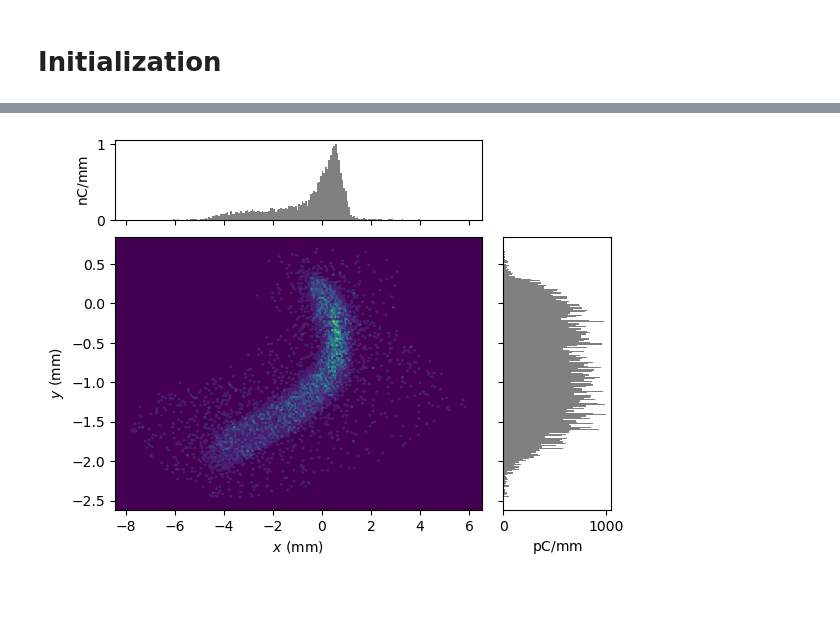
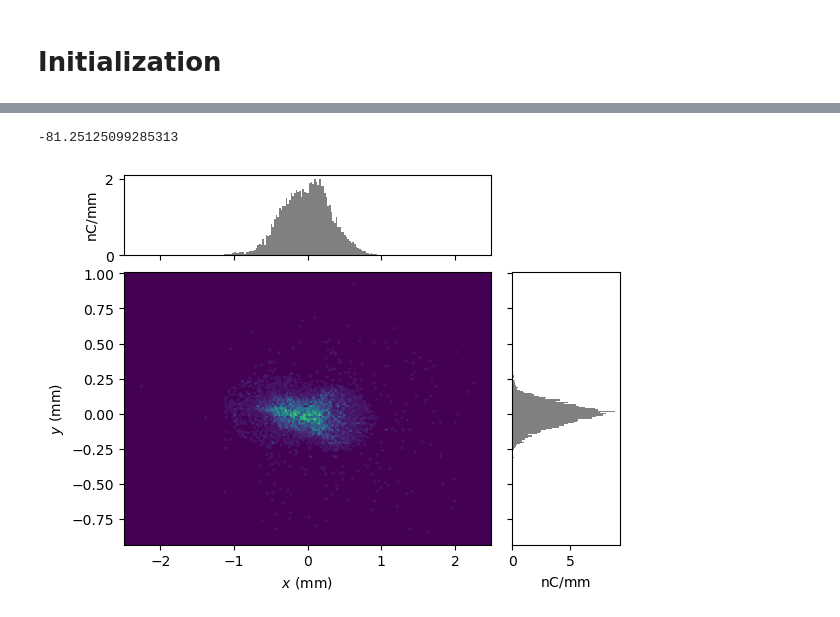
Before and after one commit to slaclab/FACET2-Bmad-PyTao, a Jupyter notebook: Example - Basic introduction.ipynb, the cells around one changed output, grey strips where cells are left out. Cells and saved outputs as stored; diff of their text form; code cells hidden in the pictures.

```diff
--- a/Example - Basic introduction.ipynb
+++ b/Example - Basic introduction.ipynb
@@ -27,12 +88,16 @@ Type:      function
 # %%
-#Load a default configuration
-importedDefaultSettings = loadConfig("setLattice_configs/2024-10-22_oneBunch_baseline.yml")
+#Load a reference configuration
+importedDefaultSettings = loadConfig("setLattice_configs/2024-10-22_oneBunch_baseline3.yml")
+
 
 #Initialize tao object
 tao = initializeTao(
     inputBeamFilePathSuffix = importedDefaultSettings["inputBeamFilePathSuffix"],
     numMacroParticles = 1e4,
     csrTF = False
+        # CSR is usually enabled since it can significantly impact the beam
+        # It's computationally expensive to calculate though
+        # Turned off here just to make the demo notebook faster
 )
 
 #Set lattice to the loaded config
@@ -88 +174,7 @@ ParticleGroup with 9999 particles with total charge 1.599840000000001e-09 C
+# %%
+#Look at the strength of a final focus quad, Q4FF
+#getQuadkG() will return the integrated gradient in kG; these are the same units used by the control system
+getQuadkG(tao, "Q4FF")
+# %% [output]
+-81.25125099285313
 # %%
@@ -94,6 +191,6 @@ trackBeam(tao, **importedDefaultSettings)
 # %%
-P =  getBeamAtElement(tao, "DTOTR")
-
+# Look at the new profile
+P = getBeamAtElement(tao, "PENT")
 display(plotMod(P, 'x', 'y',  bins=200));
 # %% [output]
-[figure, old version]
+[figure, new version]
```
Also changed, not shown: parts of 28 cells of this notebook, 7 other files.
